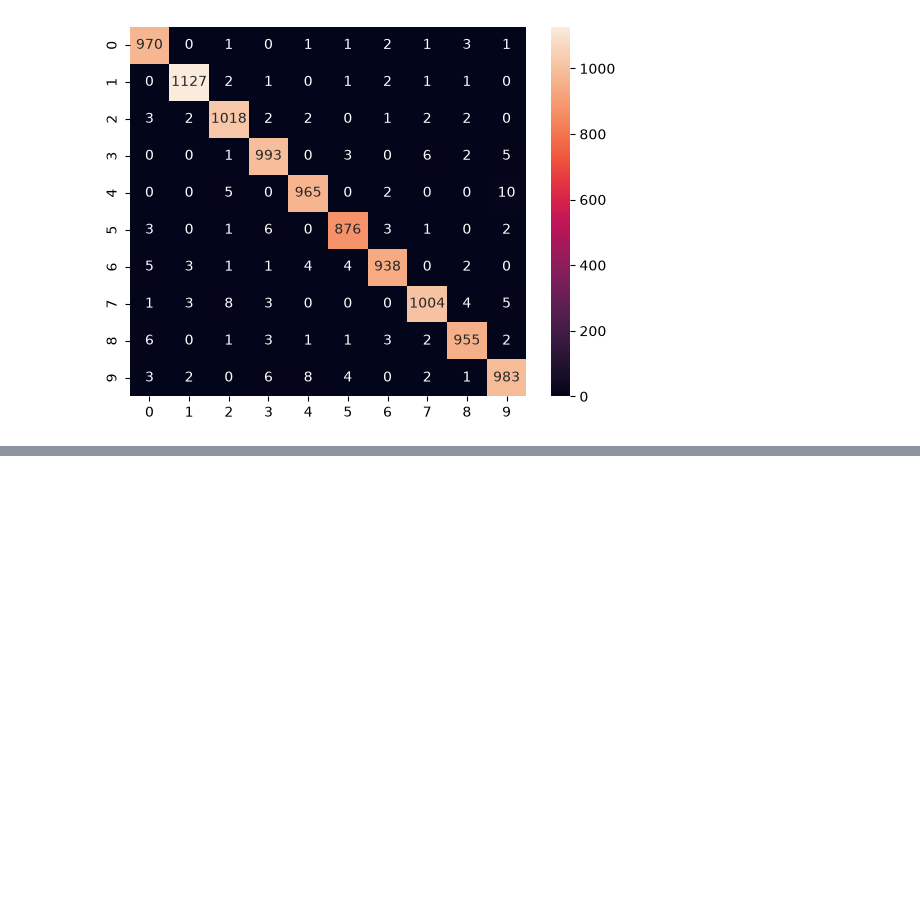
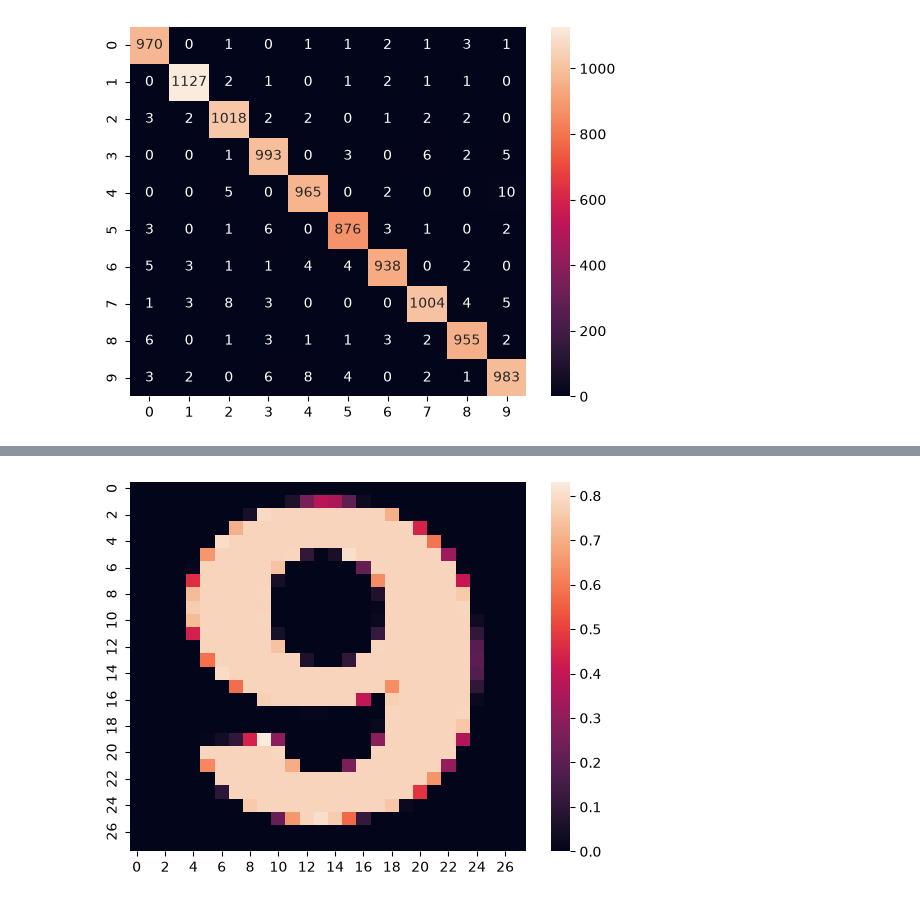
Before and after one commit to ayansuvra/Neural-Network-From-Scratch, a Jupyter notebook: EncoderDecoder.ipynb, the cells around one changed output, grey strips where cells are left out. Saved outputs shown, nothing was run; the diff lists cells and outputs as text; code cells hidden in the pictures; blank space fills up the shorter version.

```diff
--- a/EncoderDecoder.ipynb
+++ b/EncoderDecoder.ipynb
@@ -358,0 +417,5 @@ sns.heatmap(confusion_matrix(y_test, predictions_test), annot=True, fmt='d')
+# %%
+img9 = cv2.imread('img9.png', cv2.IMREAD_GRAYSCALE)
+img9 = invert(img9)
+# %% [output]
+[figure, added]
```
Also changed, not shown: parts of 9 cells of this notebook.
